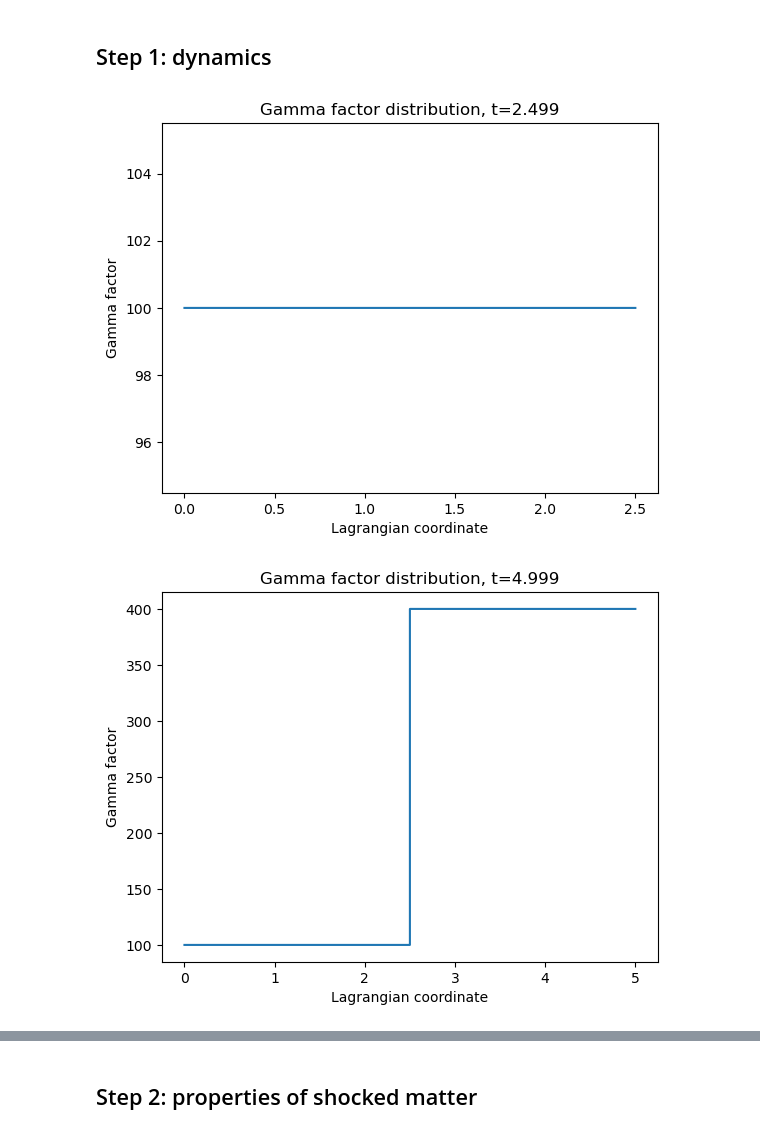
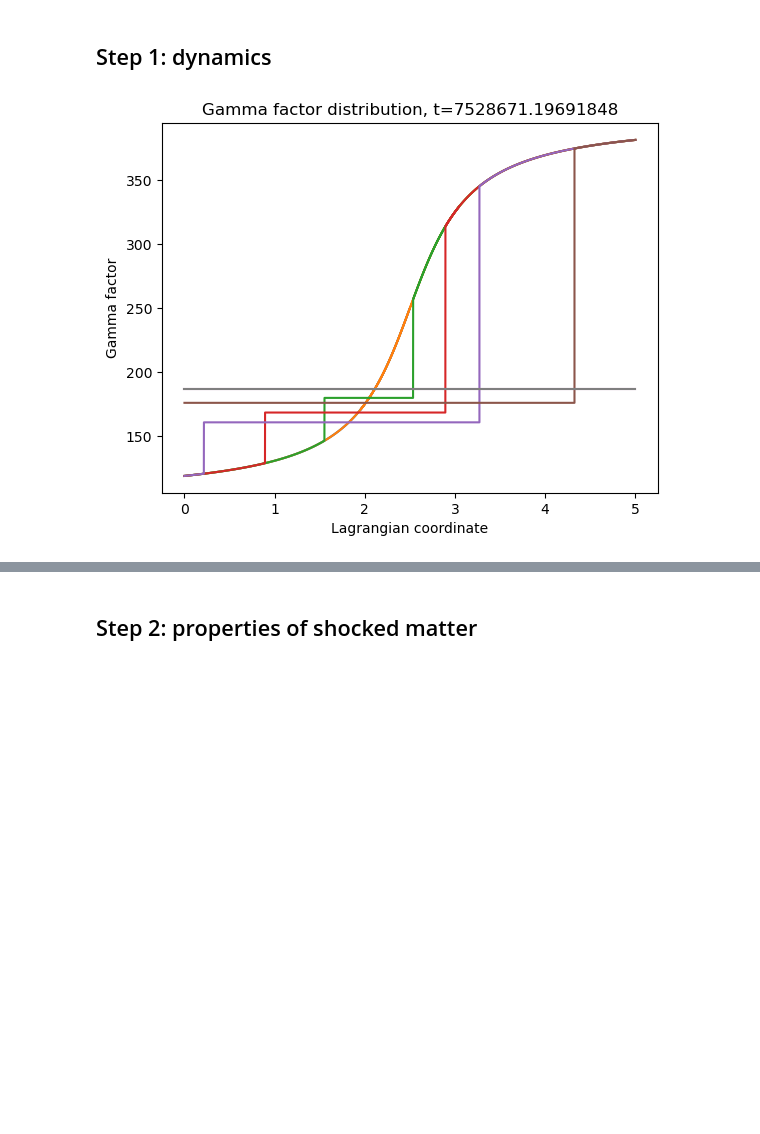
Before and after one commit to solano/gamma-ray-bursts, a Jupyter notebook: gamma-ray-bursts.ipynb, the cells around one changed output, grey strips where cells are left out. Drawn from its saved outputs; the diff is of its cells as text; code cells hidden in the pictures; blank space fills up the shorter version.

Commit message:
improved plot functions, compared results for different speed profiles

```diff
--- a/gamma-ray-bursts.ipynb
+++ b/gamma-ray-bursts.ipynb
@@ -343,12 +366,16 @@ def plot_gamma(simu):
 # %%
-simu = Simulation(rapidity_profile2, energy_profile1,
-                rapidity_args=dict(gamma_min=100, gamma_max=400))
+simu = Simulation(rapidity_profile1, energy_profile1,
+                rapidity_args=dict(gamma_min=100, gamma_max=400, compression=10))
+
+
+fig, ax = plt.subplots()
 
 for snapshot in simu.generate_run(stop_every=2500):
     try:
-        plot_gamma(snapshot)
+        plot_gamma(snapshot, ax=ax)
     except:
         pass
+
+plt.show()
 # %% [output]
-[figure, old version]
+[figure, new version]
-[figure, removed]
```
Also changed, not shown: parts of 6 cells of this notebook.
